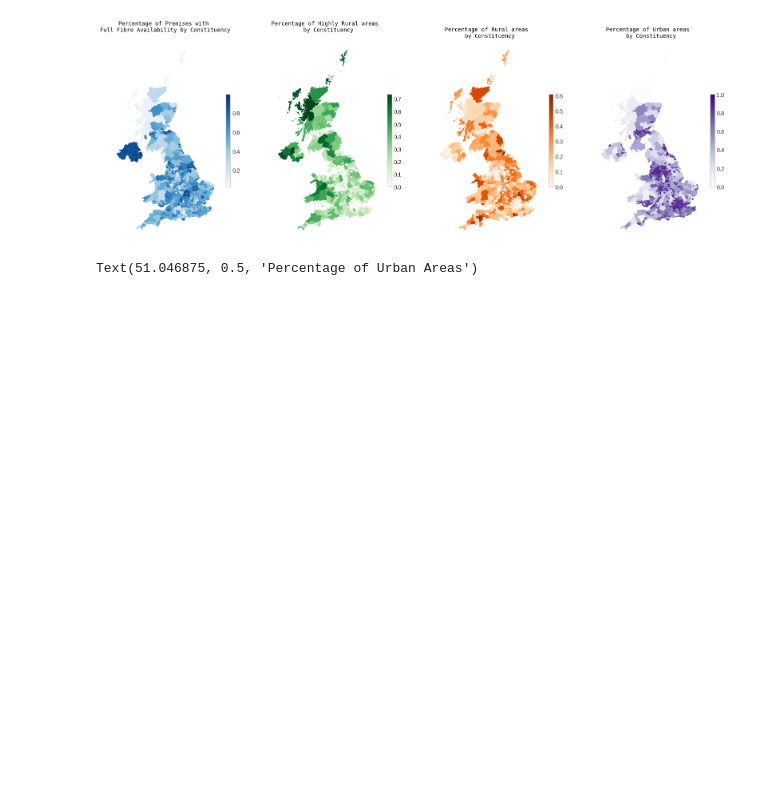
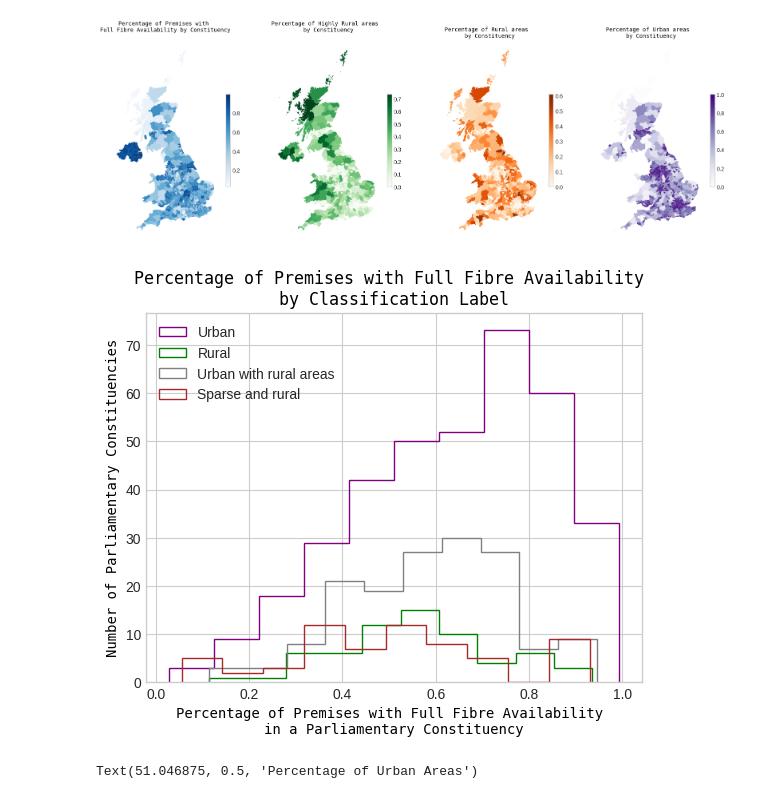
Before and after one commit to yuliiabosher/Fiber-optic-project, a Jupyter notebook: Parliamentary_constituencies_FTTP.ipynb, the cells around one changed output. Cells and saved outputs as stored; diff of their text form; code cells hidden in the pictures; blank space fills up the shorter version.

Commit message:
plotted a histogram of full fibre availability by classification label

```diff
--- a/Parliamentary_constituencies_FTTP.ipynb
+++ b/Parliamentary_constituencies_FTTP.ipynb
@@ -273,6 +273,19 @@ ax[3].grid(visible=None)
 plt.show()
 # %% [output]
 [figure]
+# %%
+plt.style.use('seaborn-v0_8-whitegrid')
+plt.hist(fibre_by_constituency_geo[fibre_by_constituency_geo['Classification Label']=='Urban']['Percentage of Premises with Full Fibre Availability'], color='purple', histtype='step')
+plt.hist(fibre_by_constituency_geo[fibre_by_constituency_geo['Classification Label']=='Rural']['Percentage of Premises with Full Fibre Availability'], color='green', histtype='step')
+plt.hist(fibre_by_constituency_geo[fibre_by_constituency_geo['Classification Label']=='Urban with rural areas']['Percentage of Premises with Full Fibre Availability'], color='grey', histtype='step')
+plt.hist(fibre_by_constituency_geo[fibre_by_constituency_geo['Classification Label']=='Sparse and rural']['Percentage of Premises with Full Fibre Availability'], color='brown', histtype='step')
+plt.legend(labels=['Urban', 'Rural', 'Urban with rural areas', 'Sparse and rural'])
+plt.title('Percentage of Premises with Full Fibre Availability \nby Classification Label', fontdict={'family':'monospace','color':'black','size':12})
+plt.ylabel('Number of Parliamentary Constituencies', fontdict=font)
+plt.xlabel('Percentage of Premises with Full Fibre Availability \nin a Parliamentary Constituency', fontdict=font)
+plt.show()
+# %% [output]
+[figure, added]
 # %%
 g = sns.relplot(data=fibre_by_constituency_geo, x='Percentage of Premises with Full Fibre Availability', y='Percentage of Urban Areas', hue='Classification Label', palette=['purple', 'grey', 'green', 'brown'])
 font = {'family':'monospace','color':'black','size':10}
```
